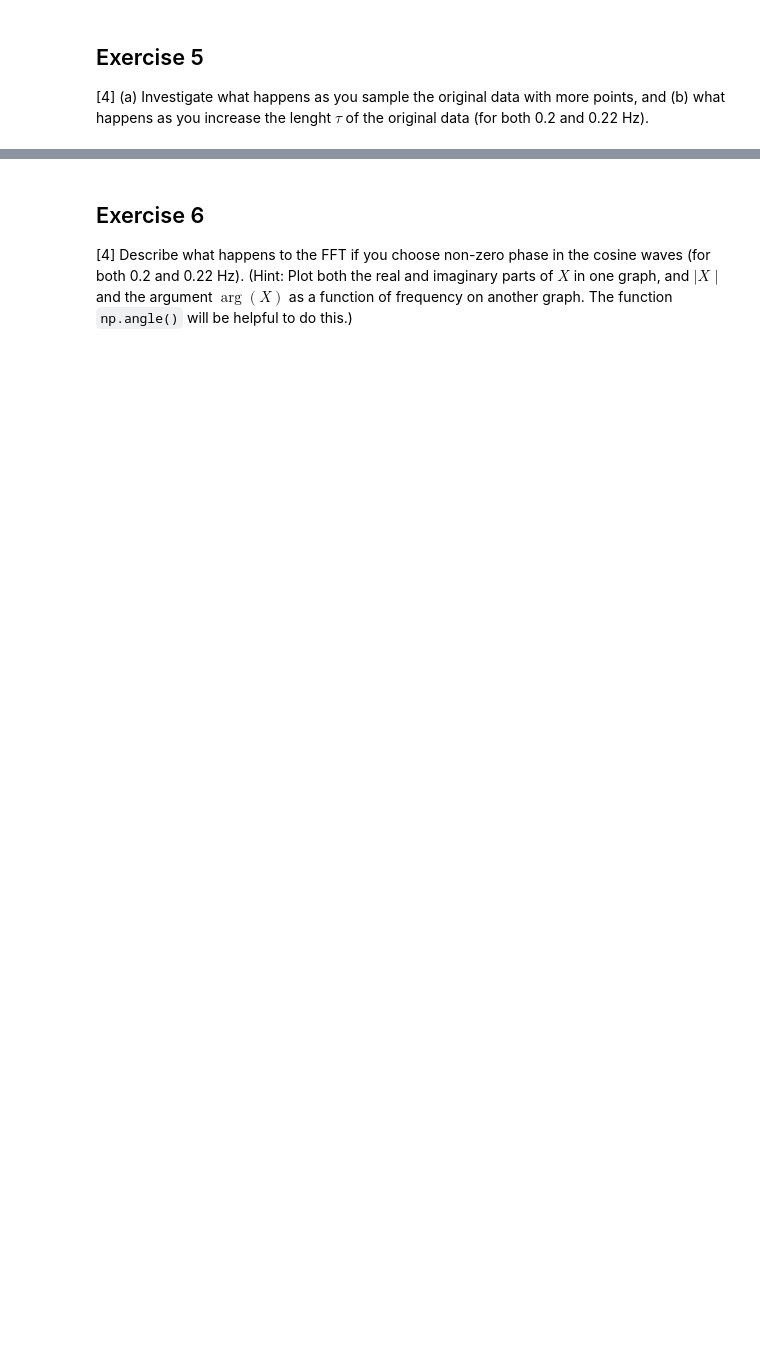
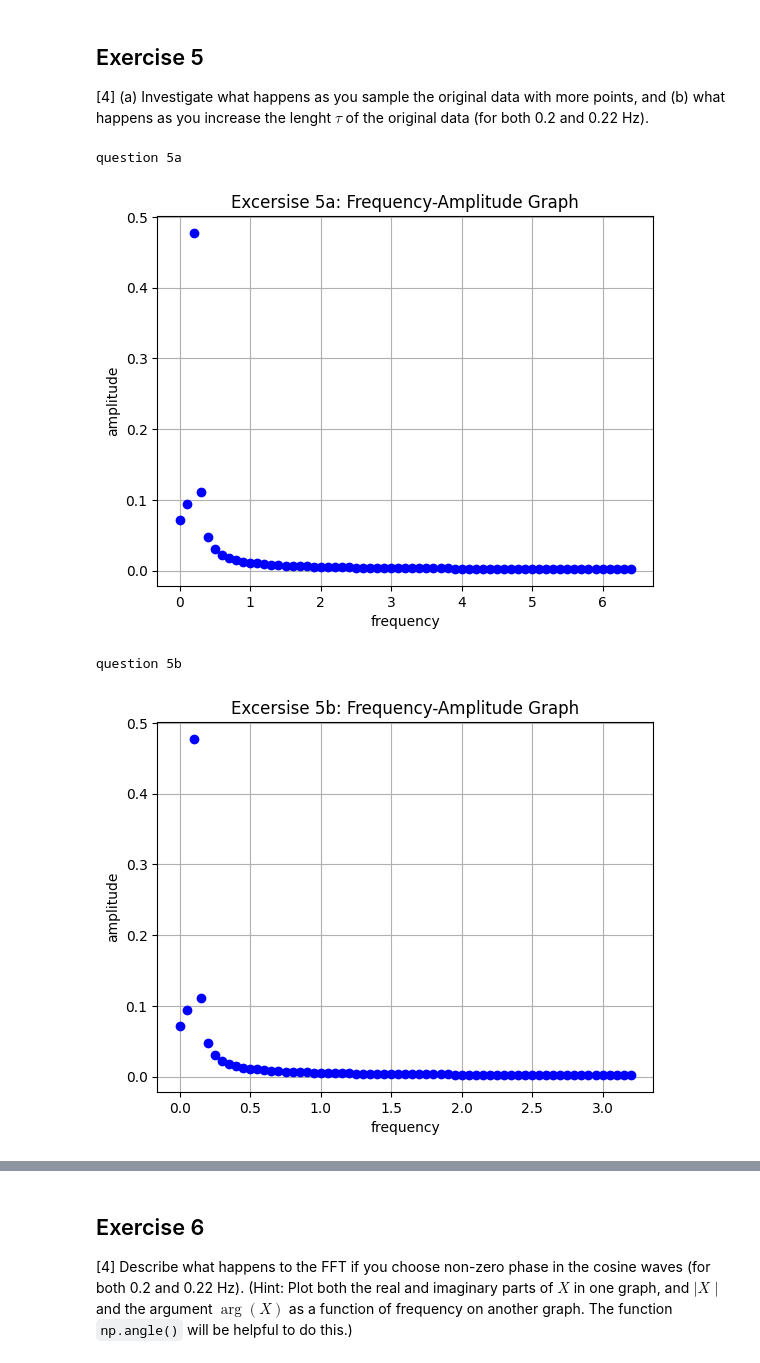
Before and after one commit to PX2145-2025/week-10-b-Medhekar-Anushka, a Jupyter notebook: FFT.ipynb, the cells around one changed output, grey strips where cells are left out. Saved outputs shown, nothing was run; the diff lists cells and outputs as text; code cells hidden in the pictures; blank space fills up the shorter version.

```diff
--- a/FFT.ipynb
+++ b/FFT.ipynb
@@ -401,3 +443,48 @@ ValueError: x and y must have same first dimension, but have shapes (64,) and (3
 ## Exercise 5
 
 [4] (a) Investigate what happens as you sample the original data with more points,  and (b) what happens as you increase the lenght $\tau$ of the original data (for both 0.2 and 0.22 Hz).
+# %%
+print("question 5a")
+
+N = 128
+t = np.linspace(0, tau, N, endpoint=False)
+tau = 10
+Fs = N/tau
+#frq = (float(Fs)/N)*np.arange(0, N/2+1)
+frq,X = Spectrum1(x,Fs)
+
+plt.plot(frq, np.abs(X), "bo")
+plt.xlabel("frequency")
+plt.ylabel("amplitude")
+plt.title("Excersise 5a: Frequency-Amplitude Graph")
+plt.grid(True)
+plt.show()
+
+print("\n\n")
+print("question 5b")
+tau = 20
+Fs = N/tau
+f1 = 0.2
+frq,X = Spectrum1(x,Fs)
+plt.plot(frq, np.abs(X), "bo")
+plt.xlabel("frequency")
+plt.ylabel("amplitude")
+plt.title("Excersise 5b: Frequency-Amplitude Graph")
+plt.grid(True)
+plt.show()
+
+tau = 20
+Fs = N/tau
+f2 = 0.22
+frq,X = Spectrum1(x,Fs)
+plt.plot(frq, np.abs(X), "bo")
+plt.xlabel("frequency")
+plt.ylabel("amplitude")
+plt.title("Excersise 5b: Frequency-Amplitude Graph")
+plt.grid(True)
+plt.show()
+# %% [output]
+question 5a
+[figure, added]
+question 5b
+[figure, added]
```
Also changed, not shown: parts of 5 cells of this notebook.
